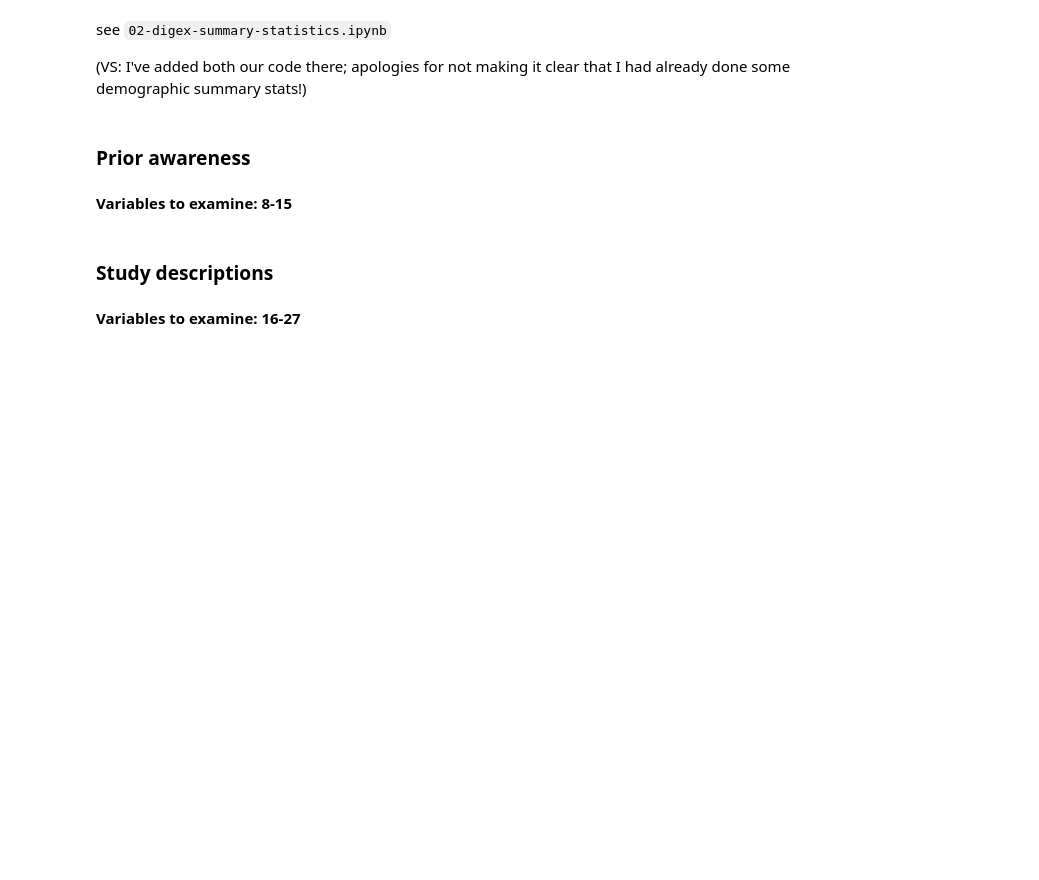
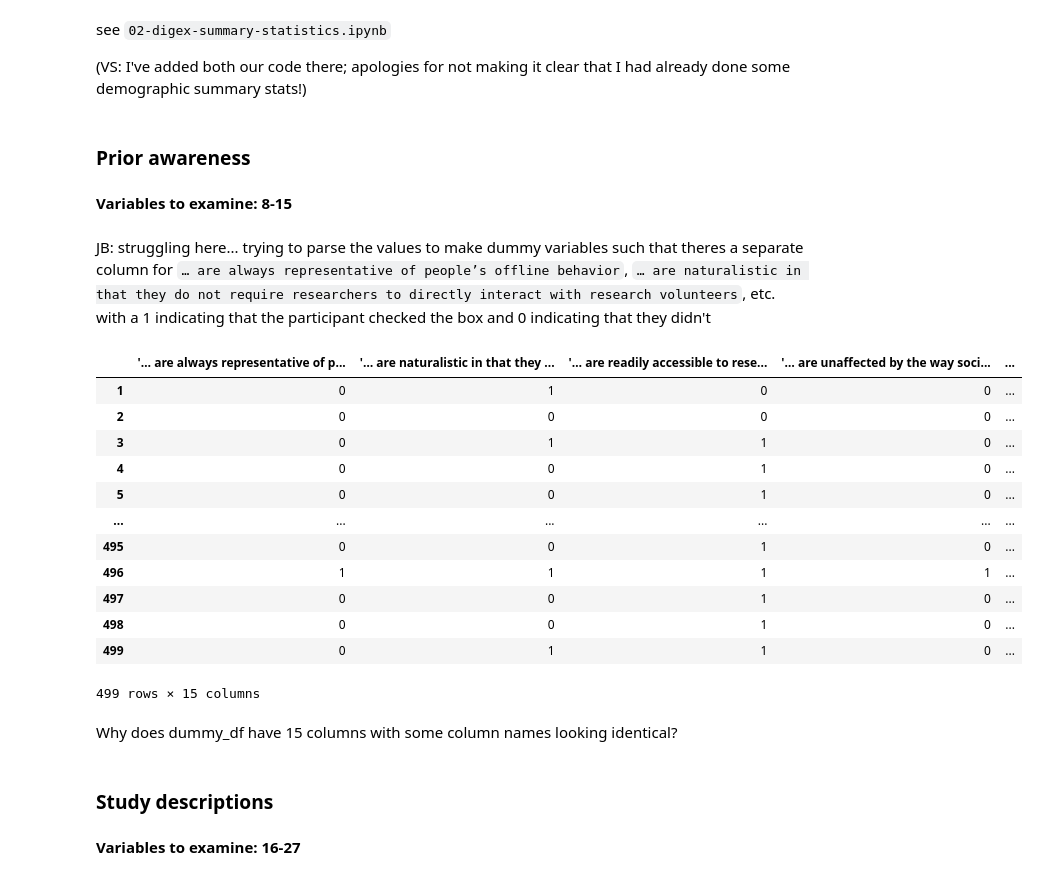
Before and after one commit to vincejstraub/article-digex-survey, a Jupyter notebook: code/notebooks/03-digex-exploratory-analysis.ipynb, the cells around one changed output. Cells and saved outputs as stored; diff of their text form; code cells hidden in the pictures; blank space fills up the shorter version.

Commit message:
struggling with the prior awareness variables

```diff
--- a/code/notebooks/03-digex-exploratory-analysis.ipynb
+++ b/code/notebooks/03-digex-exploratory-analysis.ipynb
@@ -92,6 +79,36 @@ see `02-digex-summary-statistics.ipynb`
 ### Prior awareness
 # %% [markdown]
 **Variables to examine: 8-15**
+# %% [markdown]
+JB: struggling here... trying to parse the values to make dummy variables such that theres a separate column for `… are always representative of people’s offline behavior`, `… are naturalistic in that they do not require researchers to directly interact with research volunteers`, etc. with a 1 indicating that the participant checked the box and 0 indicating that they didn't
+# %%
+# remove brackets from the column values
+digex_df['aware_sm_advan'] = digex_df['aware_sm_advan'].replace('\[', '', regex=True).replace('\]', '', regex=True)
+
+# parse by comma separators
+digex_df['aware_sm_advan'] = digex_df['aware_sm_advan'].apply(lambda x: x.split(','))
+# %%
+# get dummies
+dummy_df = pd.get_dummies(digex_df['aware_sm_advan'].apply(pd.Series).stack()).sum(level=0)
+# %%
+# view dummies
+dummy_df
+# %% [output]
+|  | '… are always representative of p... | '… are naturalistic in that they ... | '… are readily accessible to rese... | '… are unaffected by the way soci... | ... |
+| 1 | 0 | 1 | 0 | 0 | ... |
+| 2 | 0 | 0 | 0 | 0 | ... |
+| 3 | 0 | 1 | 1 | 0 | ... |
+| 4 | 0 | 0 | 1 | 0 | ... |
+| 5 | 0 | 0 | 1 | 0 | ... |
+| ... | ... | ... | ... | ... | ... |
+| 495 | 0 | 0 | 1 | 0 | ... |
+| 496 | 1 | 1 | 1 | 1 | ... |
+| 497 | 0 | 0 | 1 | 0 | ... |
+| 498 | 0 | 0 | 1 | 0 | ... |
+| 499 | 0 | 1 | 1 | 0 | ... |
+499 rows × 15 columns
+# %% [markdown]
+Why does dummy_df have 15 columns with some column names looking identical?
 # %% [markdown]
 ### Study descriptions
 # %% [markdown]
```
Also changed, not shown: parts of 13 cells of this notebook.
